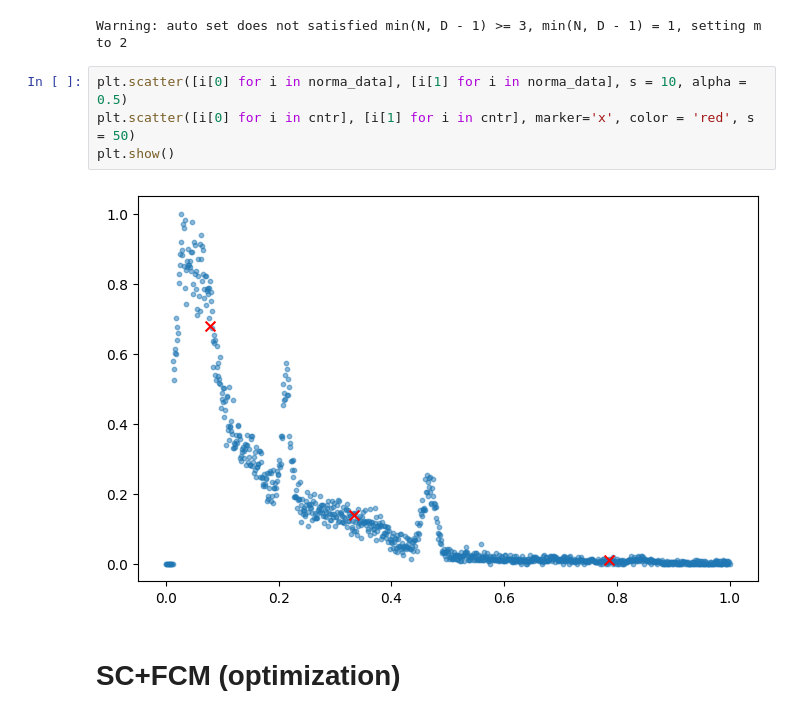
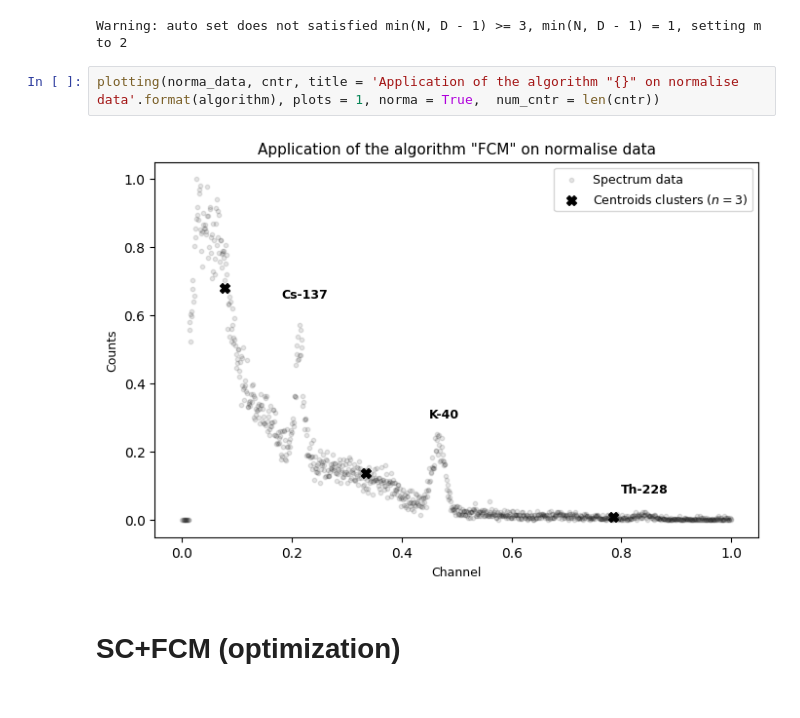
Before and after one commit to ialexpovad/acari, a Jupyter notebook: overview.ipynb, the cells around one changed output. Drawn from its saved outputs; the diff is of its cells as text.

```diff
--- a/overview.ipynb
+++ b/overview.ipynb
@@ -81,12 +91,10 @@ model.fit(norma_data)
 cntr = model.cluster_centers_
 # %% [output]
 Warning: auto set does not satisfied min(N, D - 1) >= 3, min(N, D - 1) = 1, setting m to 2
-# %%
-plt.scatter([i[0] for i in norma_data], [i[1] for i in norma_data], s = 10, alpha = 0.5)
-plt.scatter([i[0] for i in cntr], [i[1] for i in cntr], marker='x', color = 'red', s = 50)
-plt.show()
-# %% [output]
-[figure, removed]
+# %%
+plotting(norma_data, cntr, title = 'Application of the algorithm "{}" on normalise data'.format(algorithm), plots = 1, norma = True,  num_cntr = len(cntr))
+# %% [output]
+[figure, added]
 # %% [markdown]
 # SC+FCM (optimization)
 # %%
```
Also changed, not shown: parts of 16 cells of this notebook.
